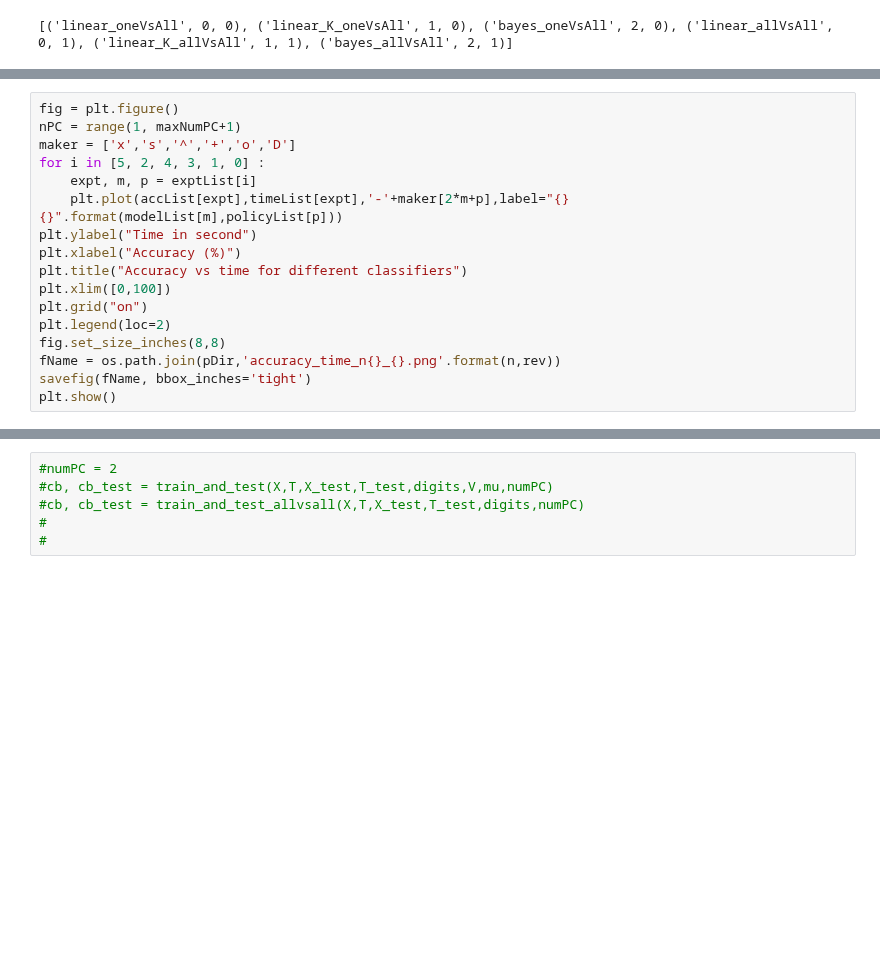
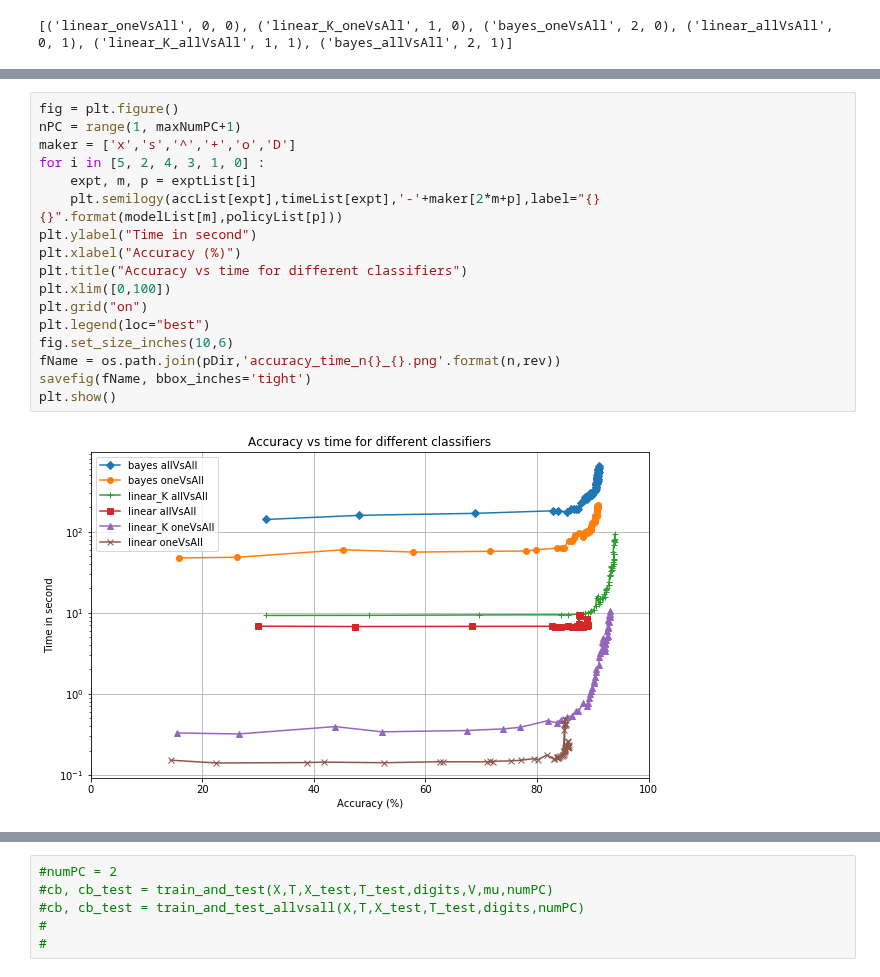
Before and after one commit to teambengio/finalproject, a Jupyter notebook: finalproject-allvsall.ipynb, the cells around one changed output, grey strips where cells are left out. Drawn from its saved outputs; the diff is of its cells as text; blank space fills up the shorter version.

```diff
--- a/finalproject-allvsall.ipynb
+++ b/finalproject-allvsall.ipynb
@@ -807,17 +821,19 @@ plt.show()
 # %%
 fig = plt.figure()
 nPC = range(1, maxNumPC+1)
 maker = ['x','s','^','+','o','D']
 for i in [5, 2, 4, 3, 1, 0] :
     expt, m, p = exptList[i]
-    plt.plot(accList[expt],timeList[expt],'-'+maker[2*m+p],label="{} {}".format(modelList[m],policyList[p]))
+    plt.semilogy(accList[expt],timeList[expt],'-'+maker[2*m+p],label="{} {}".format(modelList[m],policyList[p]))
 plt.ylabel("Time in second")
 plt.xlabel("Accuracy (%)")
 plt.title("Accuracy vs time for different classifiers")
 plt.xlim([0,100])
 plt.grid("on")
-plt.legend(loc=2)
-fig.set_size_inches(8,8)
+plt.legend(loc="best")
+fig.set_size_inches(10,6)
 fName = os.path.join(pDir,'accuracy_time_n{}_{}.png'.format(n,rev))
 savefig(fName, bbox_inches='tight')
 plt.show()
+# %% [output]
+[figure, added]
```
Also changed, not shown: parts of 4 cells of this notebook, 24 other files.
